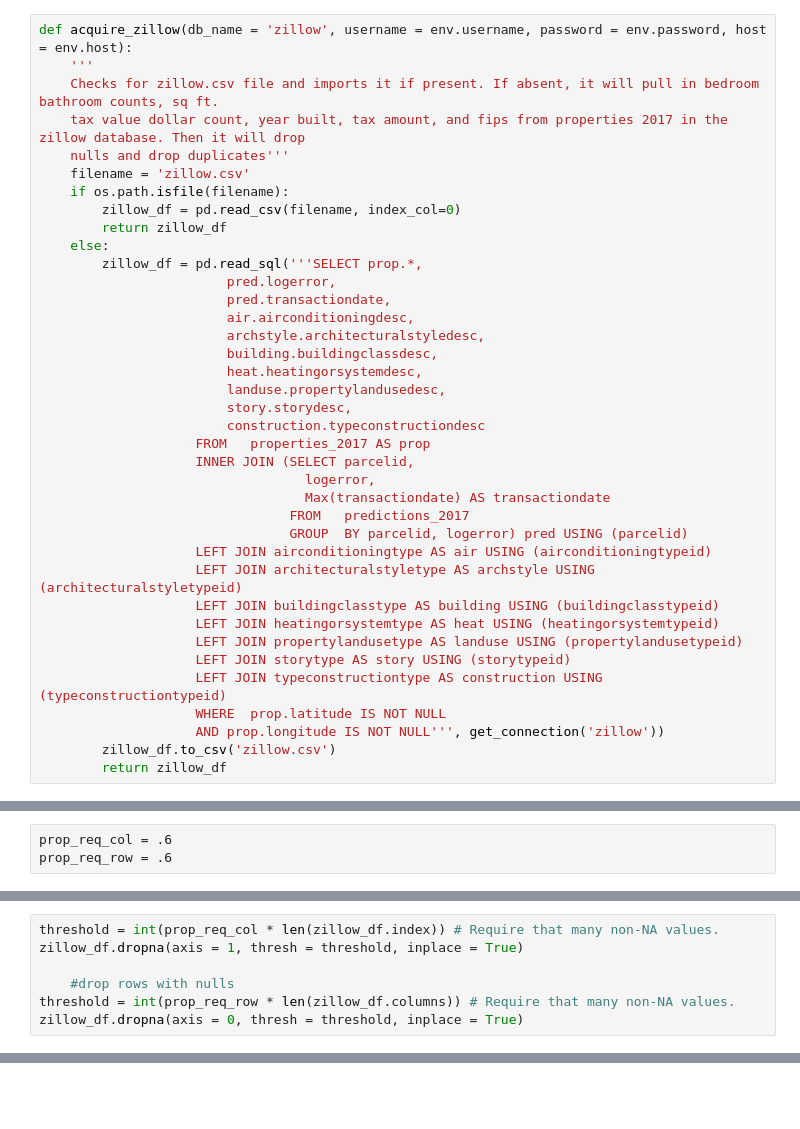
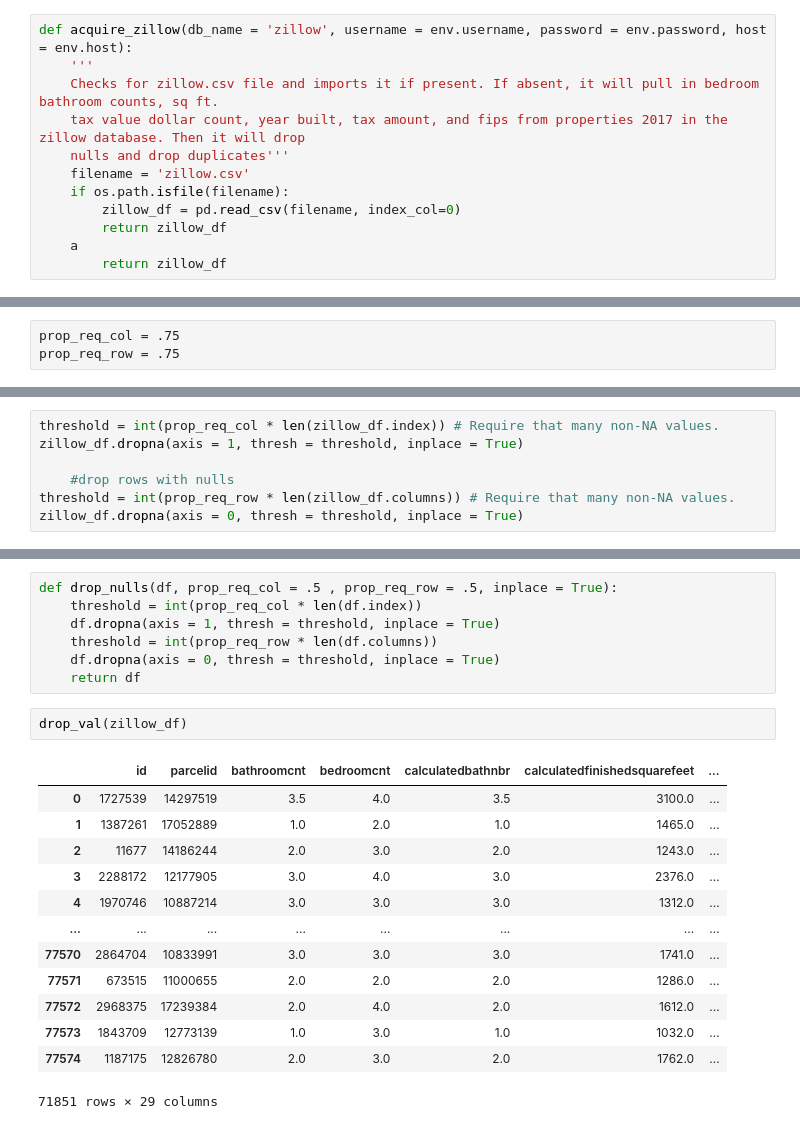
Before and after one commit to parkervoit/clustering-exercises, a Jupyter notebook: zillow_wrangle.ipynb, the cells around one changed output, grey strips where cells are left out. Saved outputs shown, nothing was run; the diff lists cells and outputs as text; blank space fills up the shorter version.

Commit message:
added zillow_explore and a wrangle module

```diff
--- a/zillow_wrangle.ipynb
+++ b/zillow_wrangle.ipynb
@@ -33,33 +33,7 @@ def acquire_zillow(db_name = 'zillow', username = env.username, password = env.p
     if os.path.isfile(filename):
         zillow_df = pd.read_csv(filename, index_col=0)
         return zillow_df
-    else:
-        zillow_df = pd.read_sql('''SELECT prop.*,
-                        pred.logerror,
-                        pred.transactiondate,
-                        air.airconditioningdesc,
-                        archstyle.architecturalstyledesc,
-                        building.buildingclassdesc,
-                        heat.heatingorsystemdesc,
-                        landuse.propertylandusedesc,
-                        story.storydesc,
-                        construction.typeconstructiondesc
-                    FROM   properties_2017 AS prop
-                    INNER JOIN (SELECT parcelid,
-                                  logerror,
-                                  Max(transactiondate) AS transactiondate
-                                FROM   predictions_2017
-                                GROUP  BY parcelid, logerror) pred USING (parcelid)
-                    LEFT JOIN airconditioningtype AS air USING (airconditioningtypeid)
-                    LEFT JOIN architecturalstyletype AS archstyle USING (architecturalstyletypeid)
-                    LEFT JOIN buildingclasstype AS building USING (buildingclasstypeid)
-                    LEFT JOIN heatingorsystemtype AS heat USING (heatingorsystemtypeid)
-                    LEFT JOIN propertylandusetype AS landuse USING (propertylandusetypeid)
-                    LEFT JOIN storytype AS story USING (storytypeid)
-                    LEFT JOIN typeconstructiontype AS construction USING (typeconstructiontypeid)
-                    WHERE  prop.latitude IS NOT NULL
-                    AND prop.longitude IS NOT NULL''', get_connection('zillow'))
-        zillow_df.to_csv('zillow.csv')
+    a
         return zillow_df
 # %%
 zillow_df = acquire_zillow()
@@ -272,8 +246,8 @@ zillow_df.shape
 # %% [output]
 (71854, 68)
 # %%
-prop_req_col = .6
-prop_req_row = .6
+prop_req_col = .75
+prop_req_row = .75
 # %%
 #threshold_col = int(len(zillow_df.columns) * prop_req_col)
 #threshold_row = int(len(zillow_df.index) * prop_req_row)
@@ -296,0 +268,23 @@ zillow_df.shape
+# %%
+def drop_nulls(df, prop_req_col = .5 , prop_req_row = .5, inplace = True):
+    threshold = int(prop_req_col * len(df.index))
+    df.dropna(axis = 1, thresh = threshold, inplace = True)
+    threshold = int(prop_req_row * len(df.columns))
+    df.dropna(axis = 0, thresh = threshold, inplace = True)
+    return df
+# %%
+drop_val(zillow_df)
+# %% [output]
+|  | id | parcelid | bathroomcnt | bedroomcnt | calculatedbathnbr | calculatedfinishedsquarefeet | ... |
+| 0 | 1727539 | 14297519 | 3.5 | 4.0 | 3.5 | 3100.0 | ... |
+| 1 | 1387261 | 17052889 | 1.0 | 2.0 | 1.0 | 1465.0 | ... |
+| 2 | 11677 | 14186244 | 2.0 | 3.0 | 2.0 | 1243.0 | ... |
+| 3 | 2288172 | 12177905 | 3.0 | 4.0 | 3.0 | 2376.0 | ... |
+| 4 | 1970746 | 10887214 | 3.0 | 3.0 | 3.0 | 1312.0 | ... |
+| ... | ... | ... | ... | ... | ... | ... | ... |
+| 77570 | 2864704 | 10833991 | 3.0 | 3.0 | 3.0 | 1741.0 | ... |
+| 77571 | 673515 | 11000655 | 2.0 | 2.0 | 2.0 | 1286.0 | ... |
+| 77572 | 2968375 | 17239384 | 2.0 | 4.0 | 2.0 | 1612.0 | ... |
+| 77573 | 1843709 | 12773139 | 1.0 | 3.0 | 1.0 | 1032.0 | ... |
+| 77574 | 1187175 | 12826780 | 2.0 | 3.0 | 2.0 | 1762.0 | ... |
+71851 rows × 29 columns
```
Also changed, not shown: parts of 3 cells of this notebook, 2 other files.
